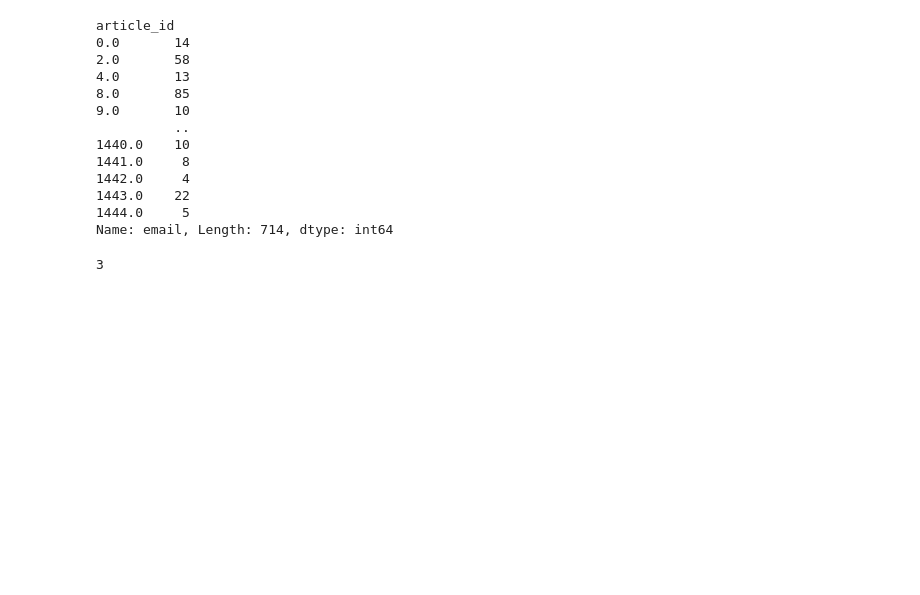
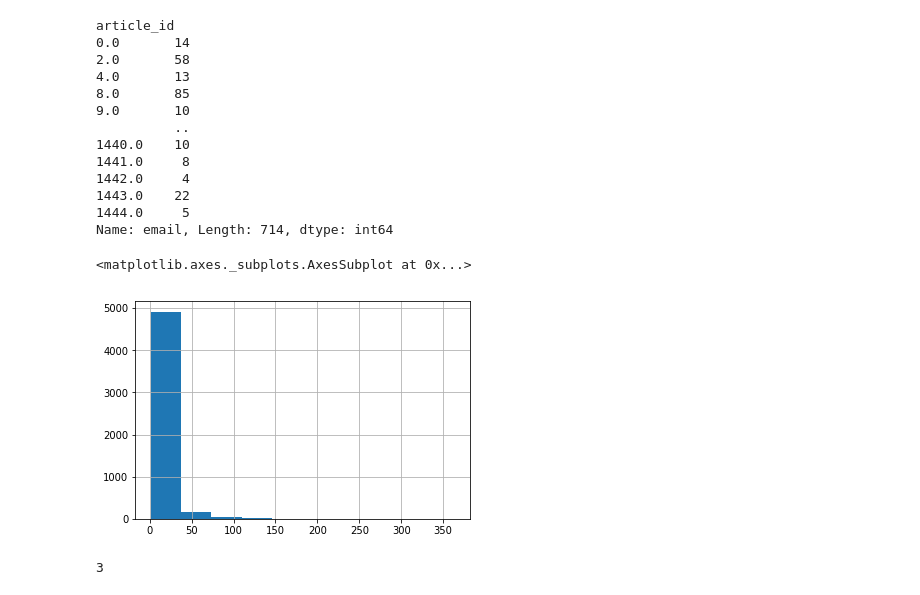
Before and after one commit to Hangzoed/IBM-Recommendations, a Jupyter notebook: Recommendations_with_IBM.ipynb, the cells around one changed output. Drawn from its saved outputs; the diff is of its cells as text; code cells hidden in the pictures; blank space fills up the shorter version.

```diff
--- a/Recommendations_with_IBM.ipynb
+++ b/Recommendations_with_IBM.ipynb
@@ -92,6 +85,13 @@ article_id
 1443.0    22
 1444.0     5
 Name: email, Length: 714, dtype: int64
+# %%
+Users_interactions = df.groupby('email').article_id.count()
+# %%
+Users_interactions.hist()
+# %% [output]
+<matplotlib.axes._subplots.AxesSubplot at 0x...>
+[figure, added]
 # %%
 # Fill in the median and maximum number of user_article interactios below
 
```
Also changed, not shown: parts of 44 cells of this notebook.
